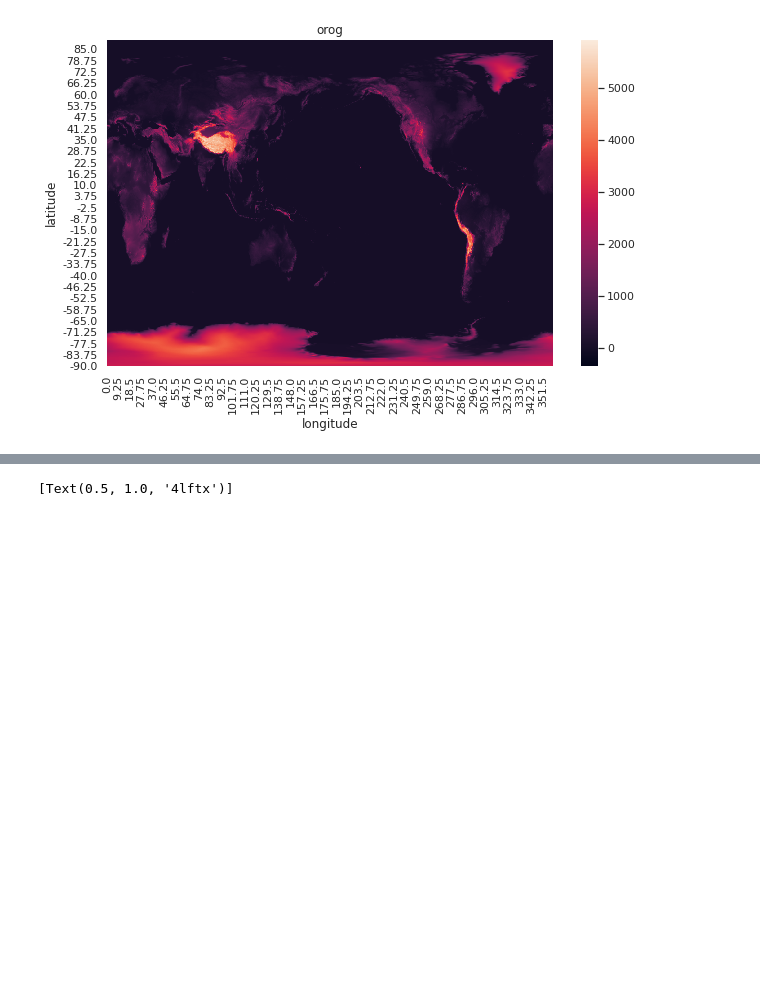
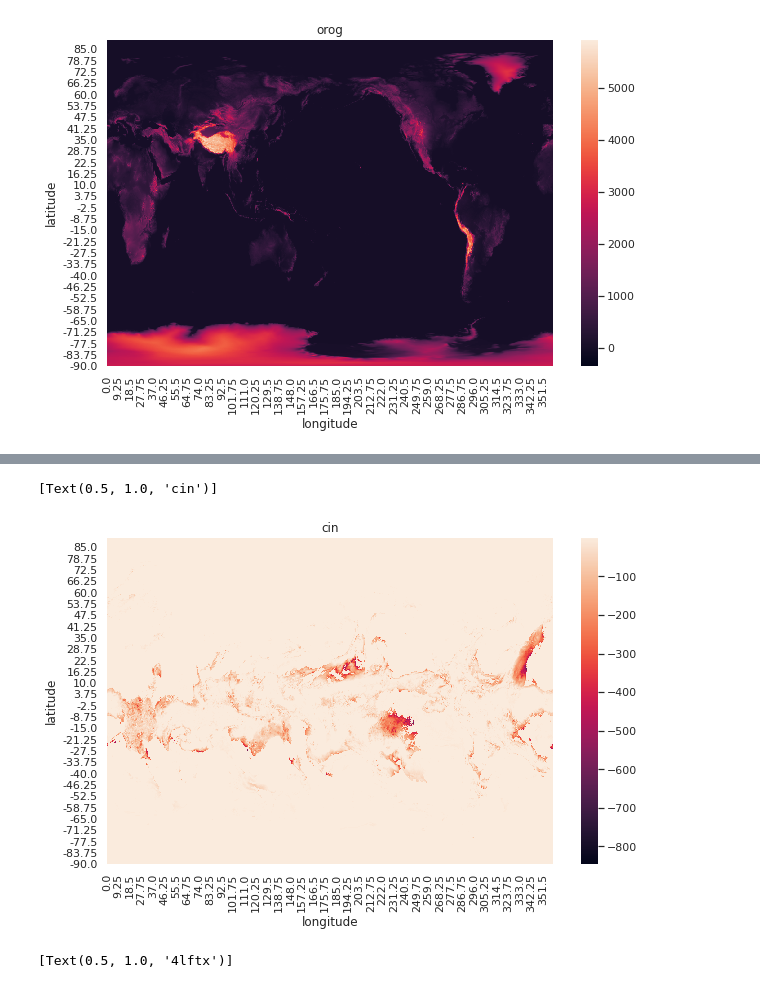
Before and after one commit to GondekNP/HohonuWind, a Jupyter notebook: notebooks/nomad_EDA.ipynb, the cells around one changed output, grey strips where cells are left out. Cells and saved outputs as stored; diff of their text form; code cells hidden in the pictures; blank space fills up the shorter version.

```diff
--- a/notebooks/nomad_EDA.ipynb
+++ b/notebooks/nomad_EDA.ipynb
@@ -152,7 +167,10 @@ gfs_plot.set(title='cape')
 # %%
-gfs_plot = sns.heatmap(nomad_eda.sin.unstack('longitude'))
+gfs_plot = sns.heatmap(nomad_eda.cin.unstack('longitude'))
 gfs_plot.invert_yaxis()
-gfs_plot.set(title='sin')
+gfs_plot.set(title='cin')
+# %% [output]
+[Text(0.5, 1.0, 'cin')]
+[figure, added]
 # %%
 gfs_plot = sns.heatmap(nomad_eda.loc[:,'4lftx'].unstack('longitude'))
 gfs_plot.invert_yaxis()
```
Also changed, not shown: parts of 5 cells of this notebook.
